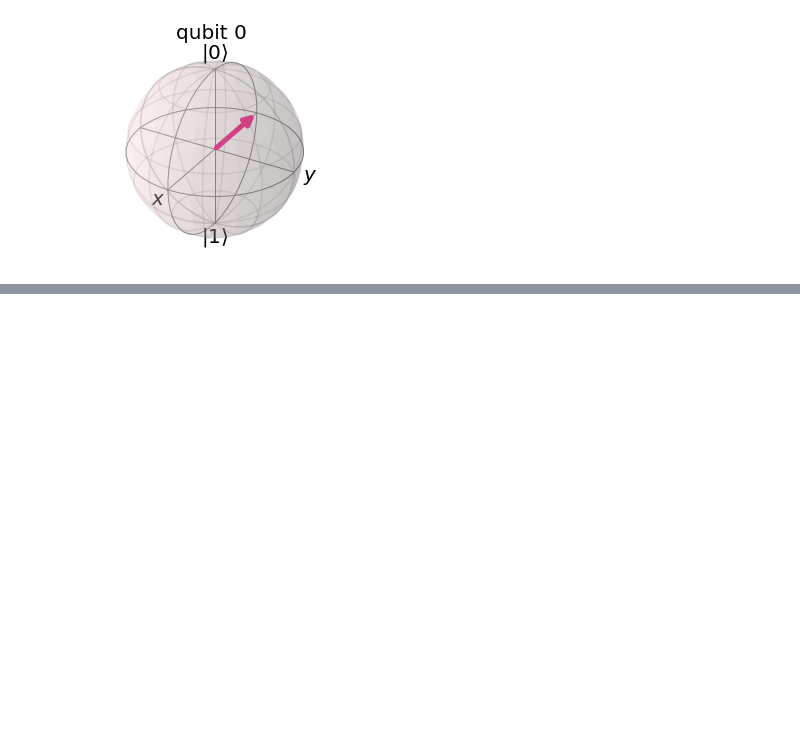
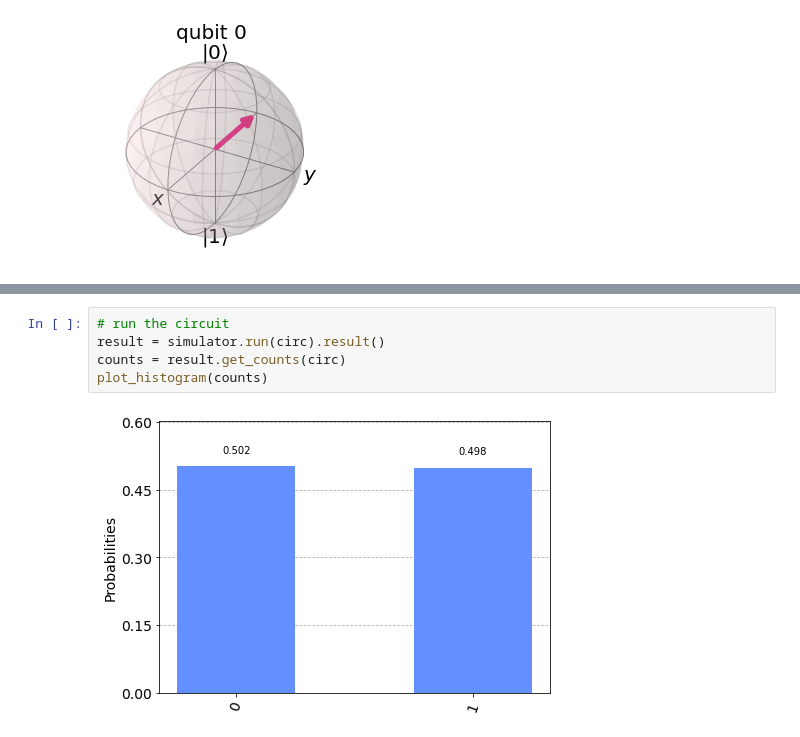
Before and after one commit to MuhammadAttallah/quantumcomputing-qml, a Jupyter notebook: Qiskit/01_Intro.ipynb, the cells around one changed output, grey strips where cells are left out. Saved outputs shown, nothing was run; the diff lists cells and outputs as text; blank space fills up the shorter version.

```diff
--- a/Qiskit/01_Intro.ipynb
+++ b/Qiskit/01_Intro.ipynb
@@ -52,0 +78,7 @@ plot_bloch_multivector(state_evolve)
+# %%
+# run the circuit
+result = simulator.run(circ).result()
+counts = result.get_counts(circ)
+plot_histogram(counts)
+# %% [output]
+[figure, added]
```
Also changed, not shown: parts of 7 cells of this notebook.
